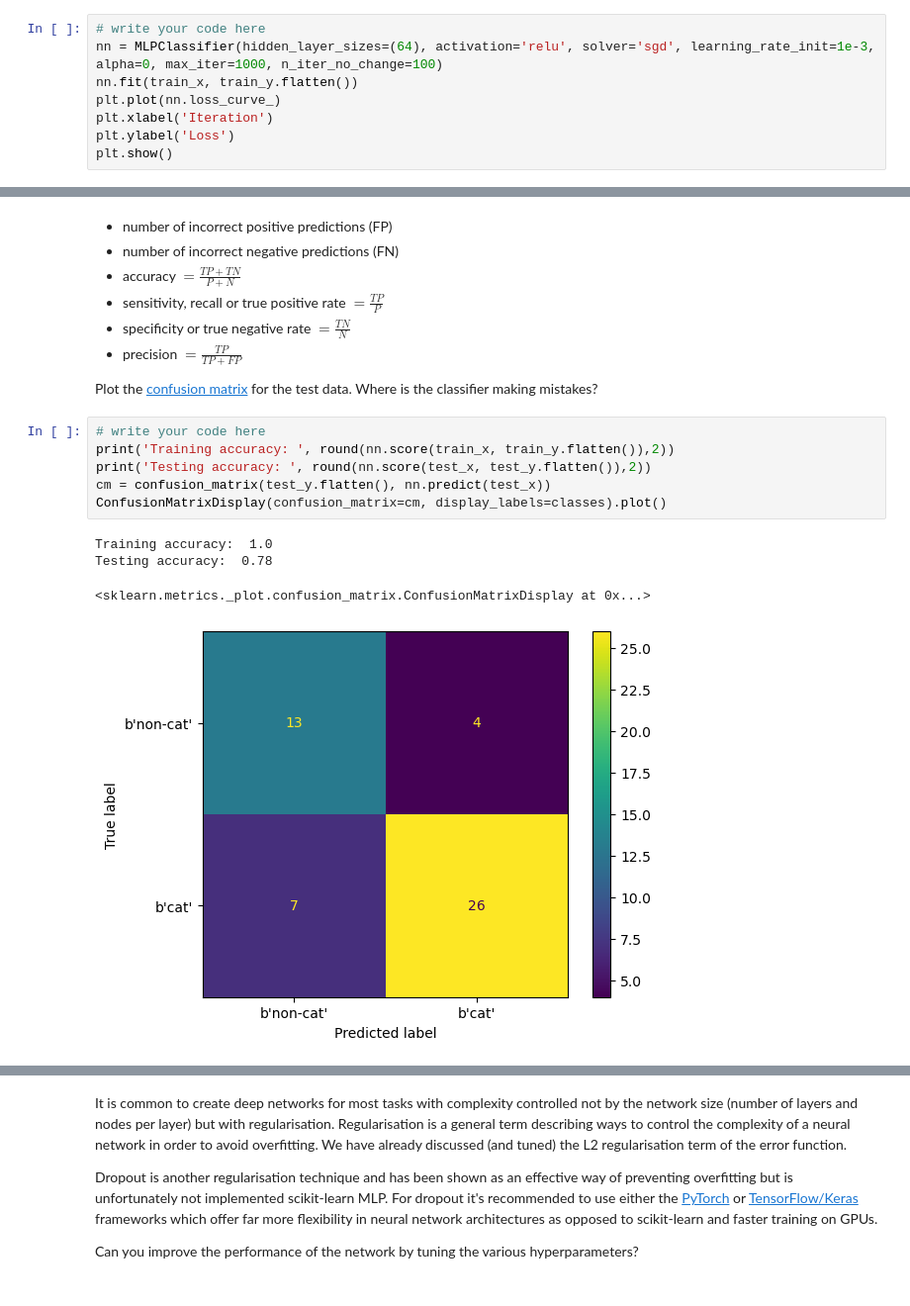
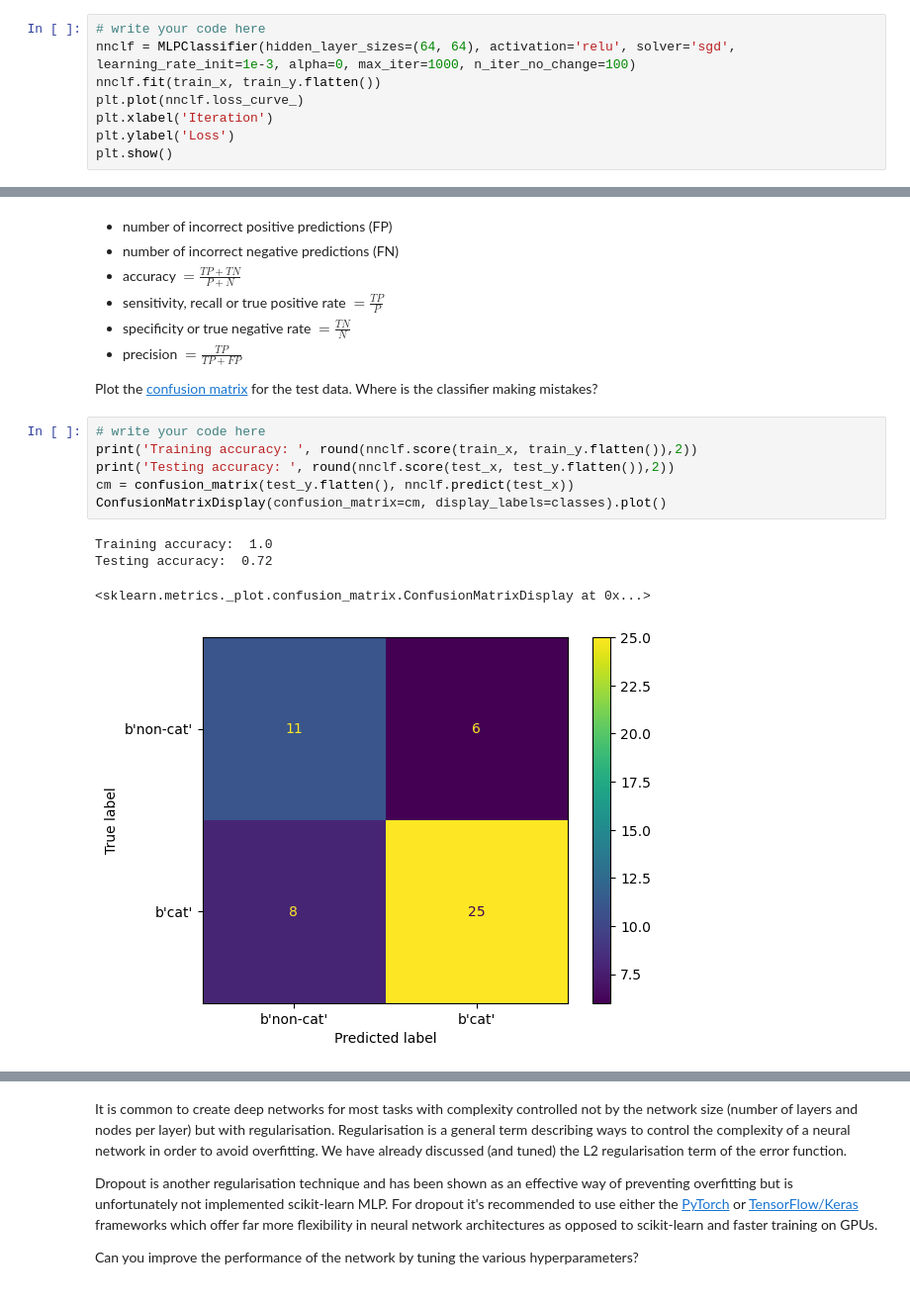
Before and after one commit to ZehuaLiuY/lab_sheets_public, a Jupyter notebook: lab2/lab2-linear_models_neural_nets_SVM.ipynb, the cells around one changed output, grey strips where cells are left out. Shown at 99% size. Drawn from its saved outputs; the diff is of its cells as text.

```diff
--- a/lab2/lab2-linear_models_neural_nets_SVM.ipynb
+++ b/lab2/lab2-linear_models_neural_nets_SVM.ipynb
@@ -189,9 +189,9 @@ Plot the loss curve (using `clf.loss_curve_`) which shows the network learning a
 Has the loss curve flat-lined? Hint, you may have to specify the `max_iter` and `n_iter_no_change` parameters.
 # %%
 # write your code here
-nn = MLPClassifier(hidden_layer_sizes=(64), activation='relu', solver='sgd', learning_rate_init=1e-3, alpha=0, max_iter=1000, n_iter_no_change=100)
-nn.fit(train_x, train_y.flatten())
-plt.plot(nn.loss_curve_)
+nnclf = MLPClassifier(hidden_layer_sizes=(64, 64), activation='relu', solver='sgd', learning_rate_init=1e-3, alpha=0, max_iter=1000, n_iter_no_change=100)
+nnclf.fit(train_x, train_y.flatten())
+plt.plot(nnclf.loss_curve_)
 plt.xlabel('Iteration')
 plt.ylabel('Loss')
 plt.show()
@@ -219,15 +219,15 @@ A confusion matrix is a way to visualise the performance of a classification mod
 Plot the [confusion matrix](https://scikit-learn.org/stable/modules/generated/sklearn.metrics.plot_confusion_matrix.html#sklearn.metrics.plot_confusion_matrix) for the test data. Where is the classifier making mistakes?
 # %%
 # write your code here
-print('Training accuracy: ', round(nn.score(train_x, train_y.flatten()),2))
-print('Testing accuracy: ', round(nn.score(test_x, test_y.flatten()),2))
-cm = confusion_matrix(test_y.flatten(), nn.predict(test_x))
+print('Training accuracy: ', round(nnclf.score(train_x, train_y.flatten()),2))
+print('Testing accuracy: ', round(nnclf.score(test_x, test_y.flatten()),2))
+cm = confusion_matrix(test_y.flatten(), nnclf.predict(test_x))
 ConfusionMatrixDisplay(confusion_matrix=cm, display_labels=classes).plot()
 # %% [output]
 Training accuracy:  1.0
-Testing accuracy:  0.78
+Testing accuracy:  0.72
 <sklearn.metrics._plot.confusion_matrix.ConfusionMatrixDisplay at 0x...>
-[figure, old version]
+[figure, new version]
 # %% [markdown]
 ### Hyperparameter tuning using cross-validation
 The performance of a neural network after training is highly dependent on how the hyperparameters are chosen. In contrast to the network parameters, $W$ and $b$, a hyperparameter refers to something that is fixed (usually manually chosen by the person training the model) throughout training and used to control the training process. Hyperparameters include the number of hidden layers, number of neurons in the hidden layers, learning rate, mini-batch size (for stochastic gradient descent optimisers) and regularisation parameter $\alpha$.
```
Also changed, not shown: parts of 4 cells of this notebook, 2 other files.
